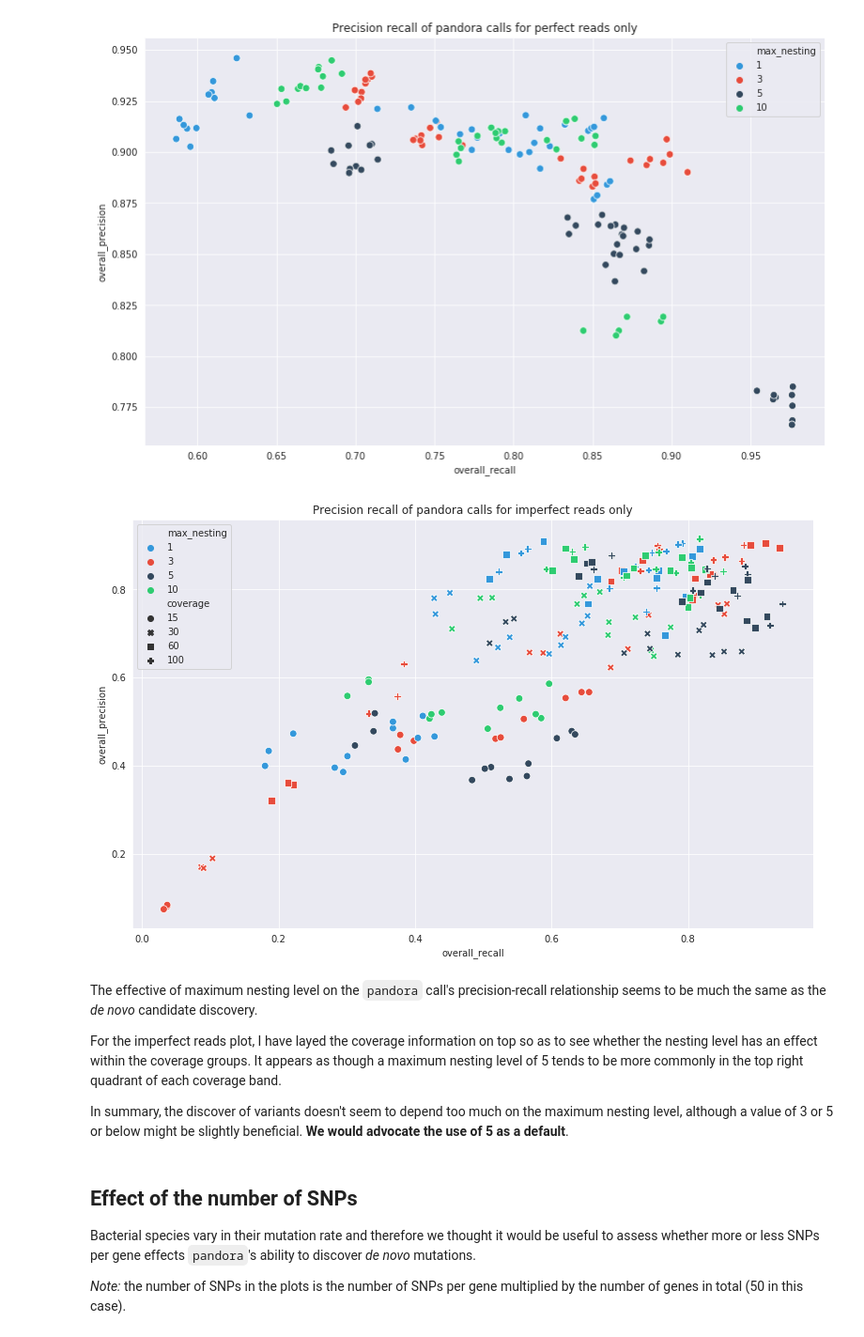
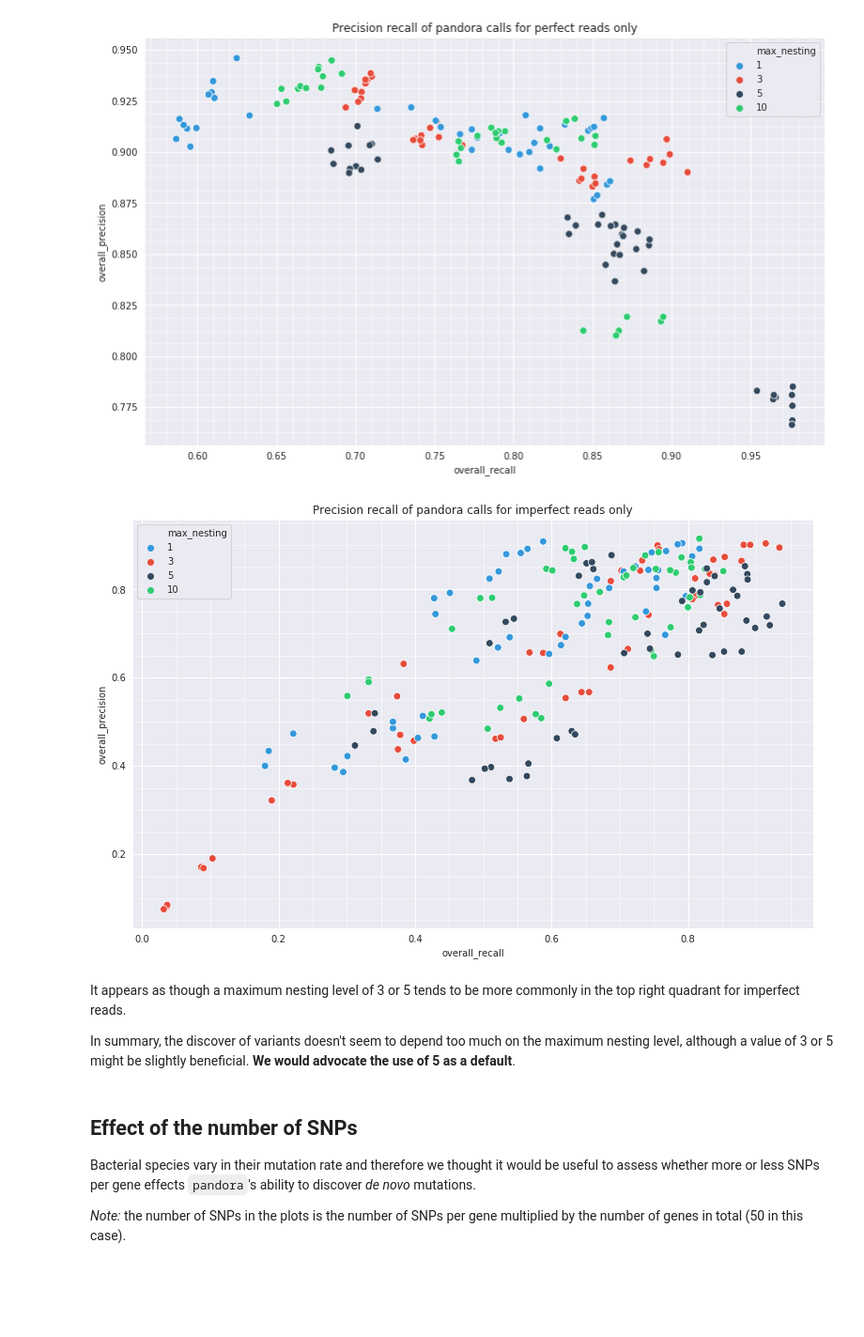
Before and after one commit to mbhall88/pandora_simulations, a Jupyter notebook: scripts/results.ipynb, the cells around one changed output. Shown at 94% size. Saved outputs shown, nothing was run; the diff lists cells and outputs as text; code cells hidden in the pictures; blank space fills up the shorter version.

```diff
--- a/scripts/results.ipynb
+++ b/scripts/results.ipynb
@@ -226,23 +263,25 @@ _ = plot.set(title="Precision recall of pandora calls for perfect reads only")
 # %%
 fig, ax = plt.subplots(figsize=FIGSIZE)
 plot = sns.scatterplot(x="overall_recall",
                        y="overall_precision",
                        data=imperfect_df,
                        ax=ax,
                        palette=CMAP,
                        hue="max_nesting",
-                       style="coverage",
+#                        style="coverage",
                        legend="full",
                        s=POINT_SIZE)
 _ = plot.set(title="Precision recall of pandora calls for imperfect reads only")
+ax.get_xaxis().set_minor_locator(mpl.ticker.AutoMinorLocator())
+ax.get_yaxis().set_minor_locator(mpl.ticker.AutoMinorLocator())
+ax.grid(b=True, which='major', color='w', linewidth=1.0)
+ax.grid(b=True, which='minor', color='w', linewidth=0.5)
 # %% [output]
-[figure, old version]
+[figure, new version]
 # %% [markdown]
-The effective of maximum nesting level on the `pandora` call's precision-recall relationship seems to be much the same as the *de novo* candidate discovery.
+It appears as though a maximum nesting level of 3 or 5 tends to be more commonly in the top right quadrant for imperfect reads.
 
-For the imperfect reads plot, I have layed the coverage information on top so as to see whether the nesting level has an effect within the coverage groups. It appears as though a maximum nesting level of 5 tends to be more commonly in the top right quadrant of each coverage band.
-
-In summary, the discover of variants doesn't seem to depend too much on the maximum nesting level, although a value of 3 or 5 or below might be slightly beneficial. **We would advocate the use of 5 as a default**.
+In summary, the discover of variants doesn't seem to depend too much on the maximum nesting level, although a value of 3 or 5 might be slightly beneficial. **We would advocate the use of 5 as a default**.
 # %% [markdown]
 ## Effect of the number of SNPs
 Bacterial species vary in their mutation rate and therefore we thought it would be useful to assess whether more or less SNPs per gene effects `pandora`'s ability to discover *de novo* mutations.
```
Also changed, not shown: parts of 33 cells of this notebook.
